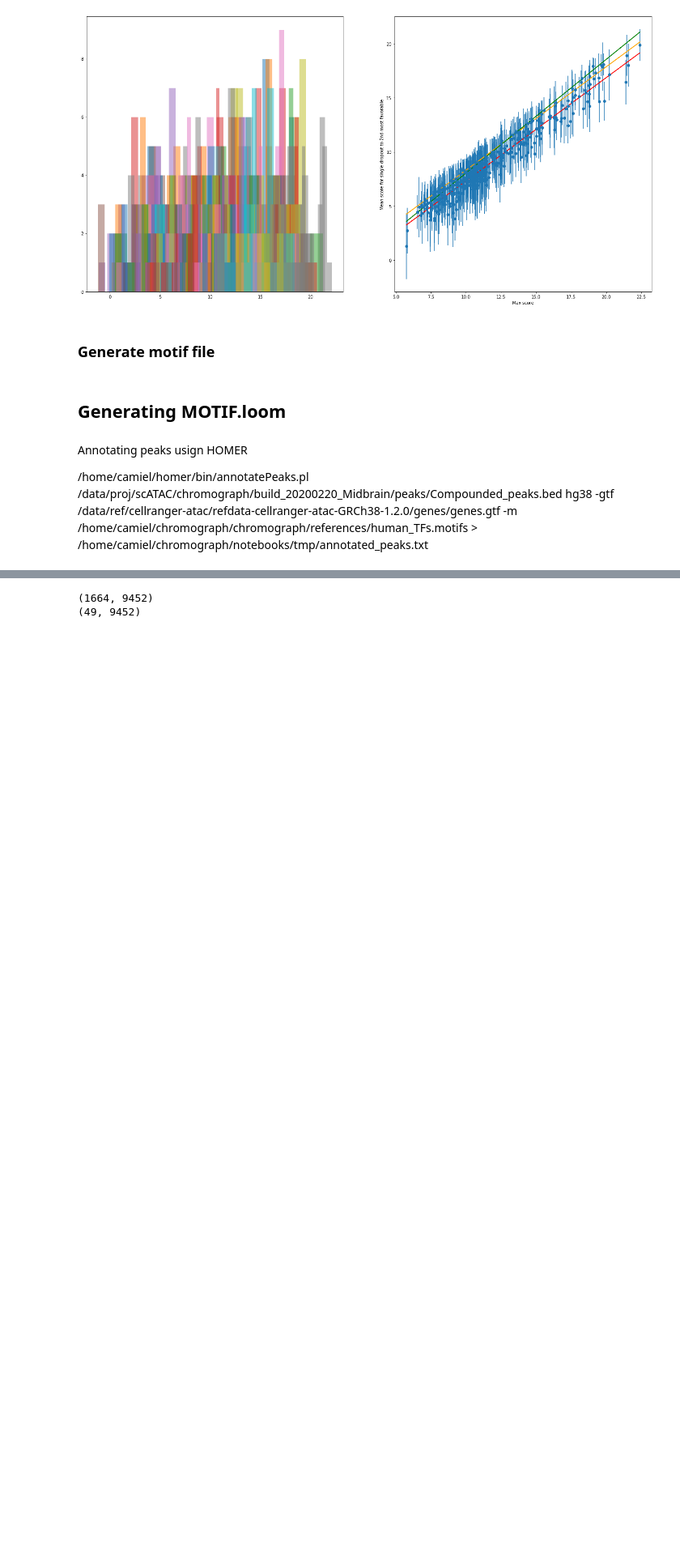
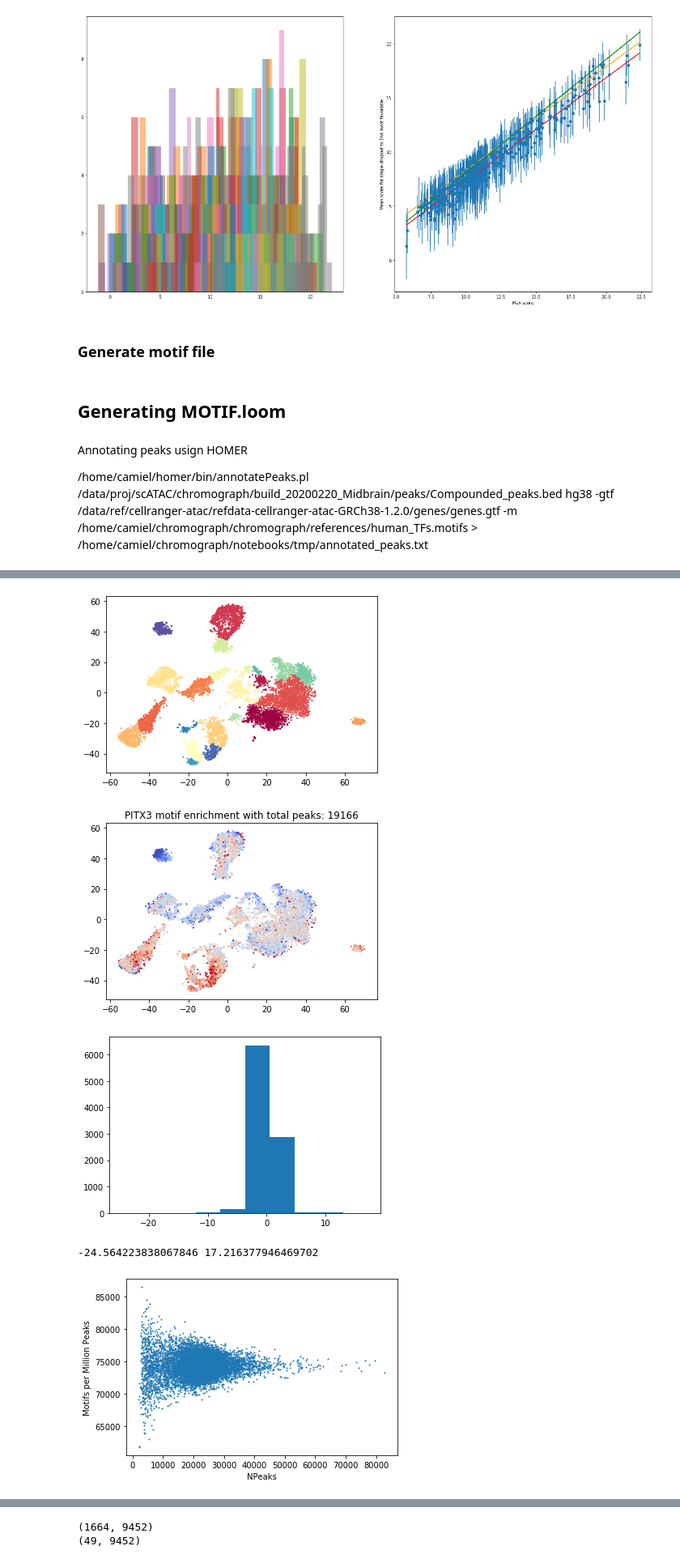
Before and after one commit to linnarsson-lab/chromograph, a Jupyter notebook: notebooks/Motif_analysis.ipynb, the cells around one changed output, grey strips where cells are left out. Shown at 81% size. Drawn from its saved outputs; the diff is of its cells as text; code cells hidden in the pictures; blank space fills up the shorter version.

```diff
--- a/notebooks/Motif_analysis.ipynb
+++ b/notebooks/Motif_analysis.ipynb
@@ -558,0 +655,24 @@ array([  1664,     49,  26269,      5, 186813,      0,    414,   1565,
+# %%
+with loompy.connect('/data/proj/scATAC/chromograph/build_20200220_Midbrain/Midbrain_motif.loom') as ds:
+    gene = 'PITX3'
+
+    plt.scatter(ds.ca['TSNE'][:,0], ds.ca['TSNE'][:,1], s=1, c = ds.ca['Clusters'], cmap='Spectral')
+    plt.show()
+
+    plt.scatter(ds.ca['TSNE'][:,0], ds.ca['TSNE'][:,1], s=1, c = ds['MZ'][np.where(ds.ra['Gene']==gene)[0][0],:],
+                cmap='coolwarm', vmin=-3, vmax=3)
+    plt.title(f'{gene} motif enrichment with total peaks: {ds.ra["Total_peaks"][ds.ra["Gene"]==gene][0]}')
+    plt.show()
+    x = ds['MZ'][np.where(ds.ra['Gene']==gene)[0][0]]
+    plt.hist(x)
+    plt.show()
+    plt.scatter(ds.ca['NPeaks'], ds['MMP'][np.where(ds.ra['Gene']==gene)[0][0],:], s=1)
+    plt.xlabel('NPeaks')
+    plt.ylabel('Motifs per Million Peaks')
+    print(min(x), max(x))
+# %% [output]
+[figure, added]
+[figure, added]
+[figure, added]
+-24.564223838067846 17.216377946469702
+[figure, added]
```
Also changed, not shown: parts of 22 cells of this notebook, 2 other files.
